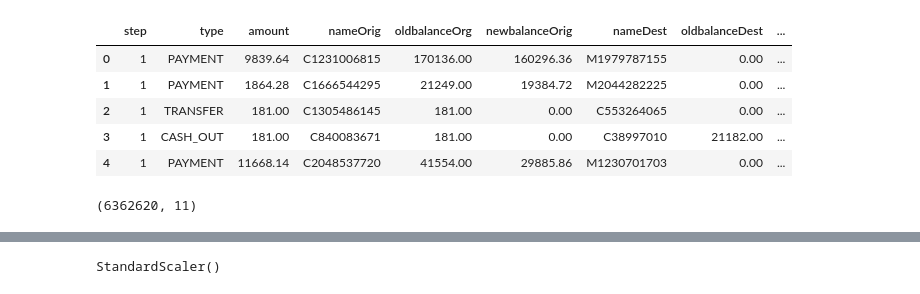
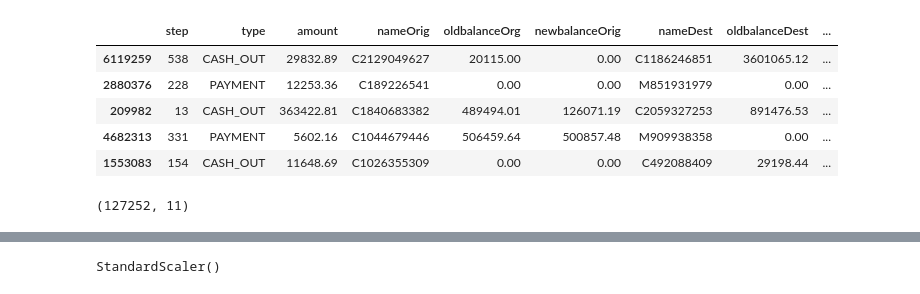
Before and after one commit to JohnFelder/AML_Project_two, a Jupyter notebook: AML_data_analyzer.ipynb, the cells around one changed output, grey strips where cells are left out. Drawn from its saved outputs; the diff is of its cells as text; code cells hidden in the pictures.

Commit message:
Updated notebook and smaller data sample

```diff
--- a/AML_data_analyzer.ipynb
+++ b/AML_data_analyzer.ipynb
@@ -8,19 +8,19 @@ from sklearn.model_selection import train_test_split
 from imblearn.over_sampling import RandomOverSampler
 # %%
 # Read csv file into dataframe
-df = pd.read_csv(
-    Path('Resources/PS_20174392719_1491204439457_log.csv'))
+filepath = Path('Resources/subset_0.02.csv')
+sample_dataframe = pd.read_csv(filepath, index_col=0)
 
-df.head()
+sample_dataframe.head()
 # %% [output]
 |  | step | type | amount | nameOrig | oldbalanceOrg | newbalanceOrig | nameDest | oldbalanceDest | ... |
-| 0 | 1 | PAYMENT | 9839.64 | C1231006815 | 170136.00 | 160296.36 | M1979787155 | 0.00 | ... |
-| 1 | 1 | PAYMENT | 1864.28 | C1666544295 | 21249.00 | 19384.72 | M2044282225 | 0.00 | ... |
-| 2 | 1 | TRANSFER | 181.00 | C1305486145 | 181.00 | 0.00 | C553264065 | 0.00 | ... |
-| 3 | 1 | CASH_OUT | 181.00 | C840083671 | 181.00 | 0.00 | C38997010 | 21182.00 | ... |
-| 4 | 1 | PAYMENT | 11668.14 | C2048537720 | 41554.00 | 29885.86 | M1230701703 | 0.00 | ... |
+| 6119259 | 538 | CASH_OUT | 29832.89 | C2129049627 | 20115.00 | 0.00 | C1186246851 | 3601065.12 | ... |
+| 2880376 | 228 | PAYMENT | 12253.36 | C189226541 | 0.00 | 0.00 | M851931979 | 0.00 | ... |
+| 209982 | 13 | CASH_OUT | 363422.81 | C1840683382 | 489494.01 | 126071.19 | C2059327253 | 891476.53 | ... |
+| 4682313 | 331 | PAYMENT | 5602.16 | C1044679446 | 506459.64 | 500857.48 | M909938358 | 0.00 | ... |
+| 1553083 | 154 | CASH_OUT | 11648.69 | C1026355309 | 0.00 | 0.00 | C492088409 | 29198.44 | ... |
 # %%
-df.shape
+sample_dataframe.shape
 # %% [output]
-(6362620, 11)
+(127252, 11)
 # %%
```
Also changed, not shown: parts of 15 cells of this notebook, 2 other files.
